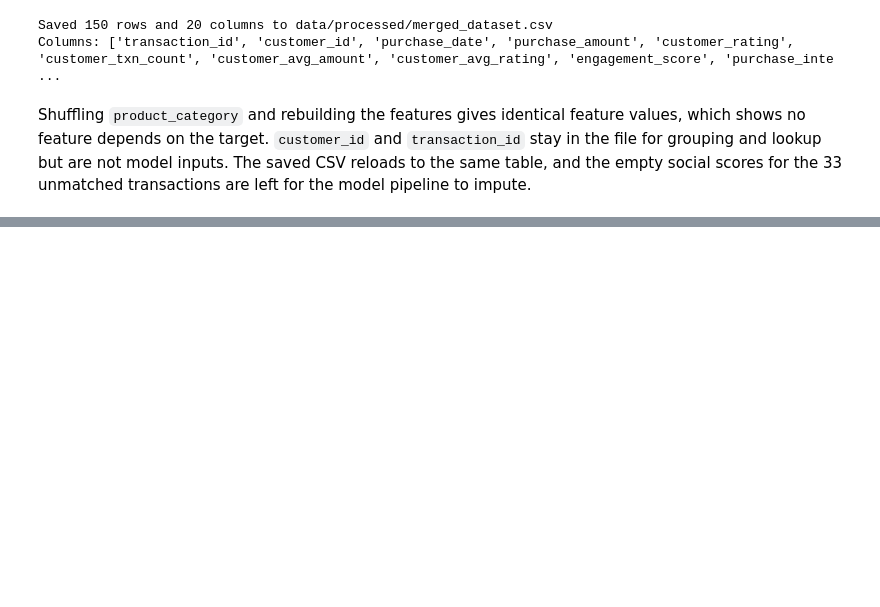
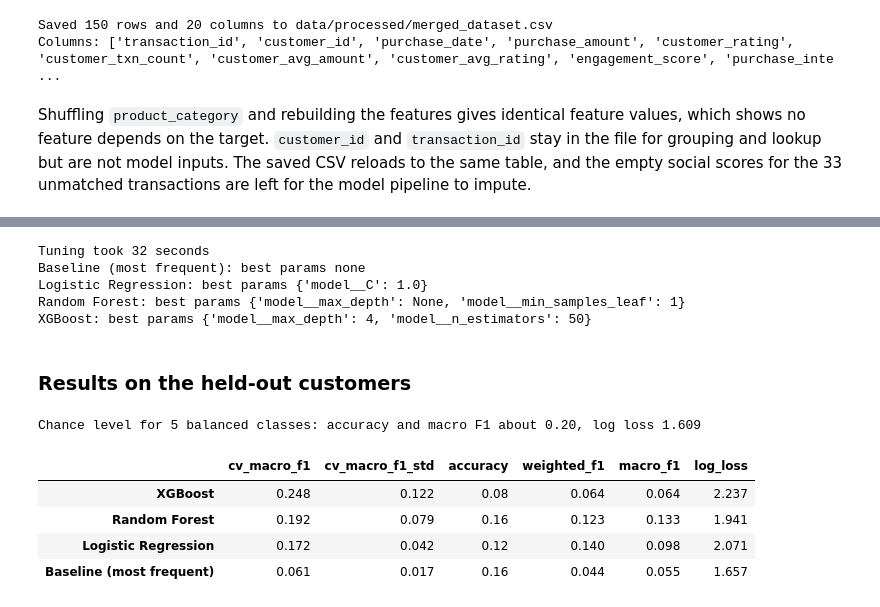
Before and after one commit to Flaviaa4/multi_data_processing, a Jupyter notebook: notebooks/tabular_pipeline.ipynb, the cells around one changed output, grey strips where cells are left out. Saved outputs shown, nothing was run; the diff lists cells and outputs as text; code cells hidden in the pictures; blank space fills up the shorter version.

```diff
--- a/notebooks/tabular_pipeline.ipynb
+++ b/notebooks/tabular_pipeline.ipynb
@@ -536,0 +598,27 @@ Shuffling `product_category` and rebuilding the features gives identical feature
+# %%
+import time
+
+start = time.perf_counter()
+searches = pm.tune_models(train_df)
+print(f"Tuning took {time.perf_counter() - start:.0f} seconds")
+for name, search in searches.items():
+    print(f"{name}: best params {search.best_params_ or 'none'}")
+# %% [output]
+Tuning took 32 seconds
+Baseline (most frequent): best params none
+Logistic Regression: best params {'model__C': 1.0}
+Random Forest: best params {'model__max_depth': None, 'model__min_samples_leaf': 1}
+XGBoost: best params {'model__max_depth': 4, 'model__n_estimators': 50}
+# %% [markdown]
+### Results on the held-out customers
+# %%
+comparison = pm.compare_models(searches, test_df)
+print(f"Chance level for 5 balanced classes: accuracy and macro F1 about 0.20, log loss {np.log(5):.3f}")
+comparison.round(3)
+# %% [output]
+Chance level for 5 balanced classes: accuracy and macro F1 about 0.20, log loss 1.609
+|  | cv_macro_f1 | cv_macro_f1_std | accuracy | weighted_f1 | macro_f1 | log_loss |
+| XGBoost | 0.248 | 0.122 | 0.08 | 0.064 | 0.064 | 2.237 |
+| Random Forest | 0.192 | 0.079 | 0.16 | 0.123 | 0.133 | 1.941 |
+| Logistic Regression | 0.172 | 0.042 | 0.12 | 0.140 | 0.098 | 2.071 |
+| Baseline (most frequent) | 0.061 | 0.017 | 0.16 | 0.044 | 0.055 | 1.657 |
```
Also changed, not shown: parts of 17 cells of this notebook, 2 other files.
